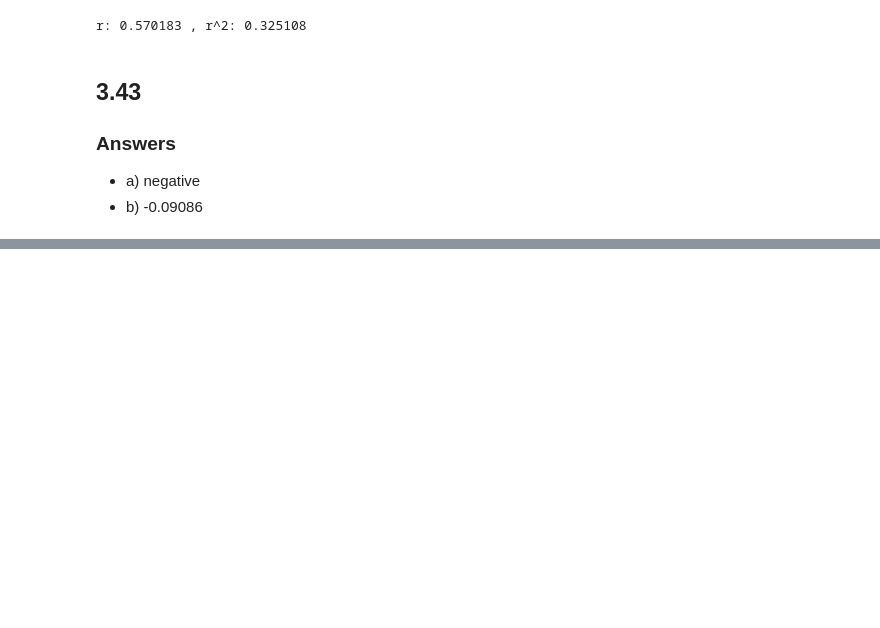
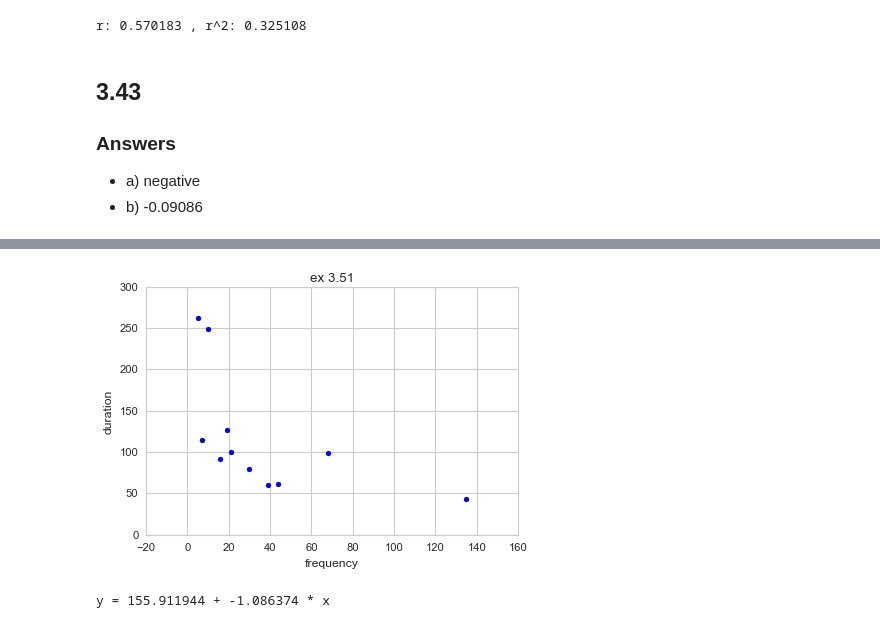
Before and after one commit to rickhaffey/stats-rams, a Jupyter notebook: exercises/Chapter 03 - Exercises.ipynb, the cells around one changed output, grey strips where cells are left out. Drawn from its saved outputs; the diff is of its cells as text; code cells hidden in the pictures; blank space fills up the shorter version.

```diff
--- a/exercises/Chapter 03 - Exercises.ipynb
+++ b/exercises/Chapter 03 - Exercises.ipynb
@@ -655,0 +796,3 @@ r: 0.570183 , r^2: 0.325108
+# %%
+sports = pd.read_table("../data/ch03/Japansports.dat", names=["activity", "frequency", "duration"])
+sports.head()
@@ -655,0 +806,8 @@ r: 0.570183 , r^2: 0.325108
+# %%
+plt.scatter(sports.frequency, sports.duration)
+
+plt.xlabel("frequency")
+plt.ylabel("duration")
+plt.title("ex 3.51");
+# %% [output]
+[figure, added]
@@ -655,0 +820,4 @@ r: 0.570183 , r^2: 0.325108
+# %%
+print("y = %f + %f * x" % (b0, b1))
+# %% [output]
+y = 155.911944 + -1.086374 * x
```
Also changed, not shown: parts of 32 cells of this notebook, 1 other file.
